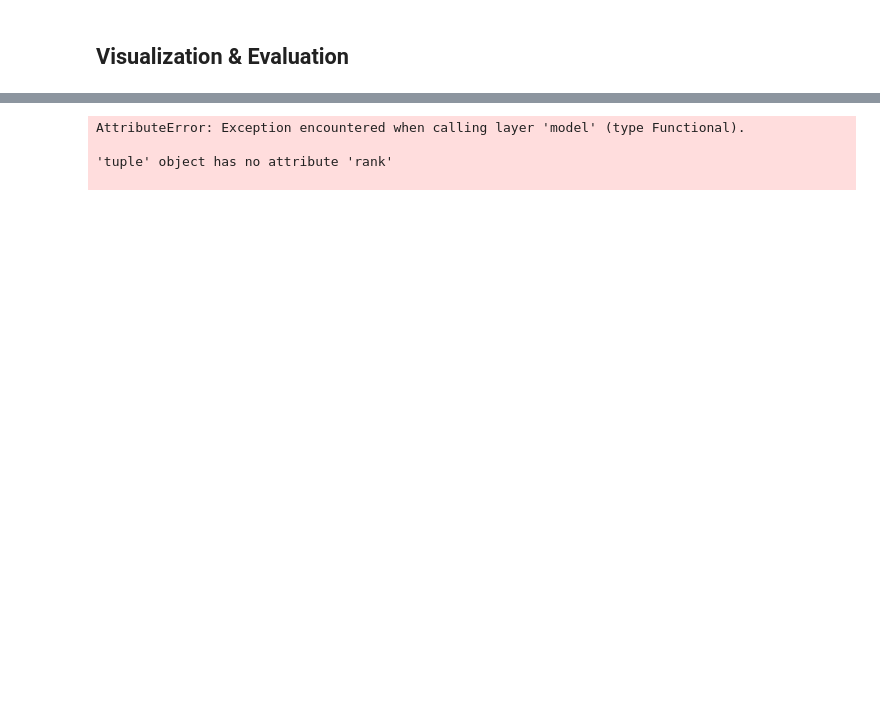
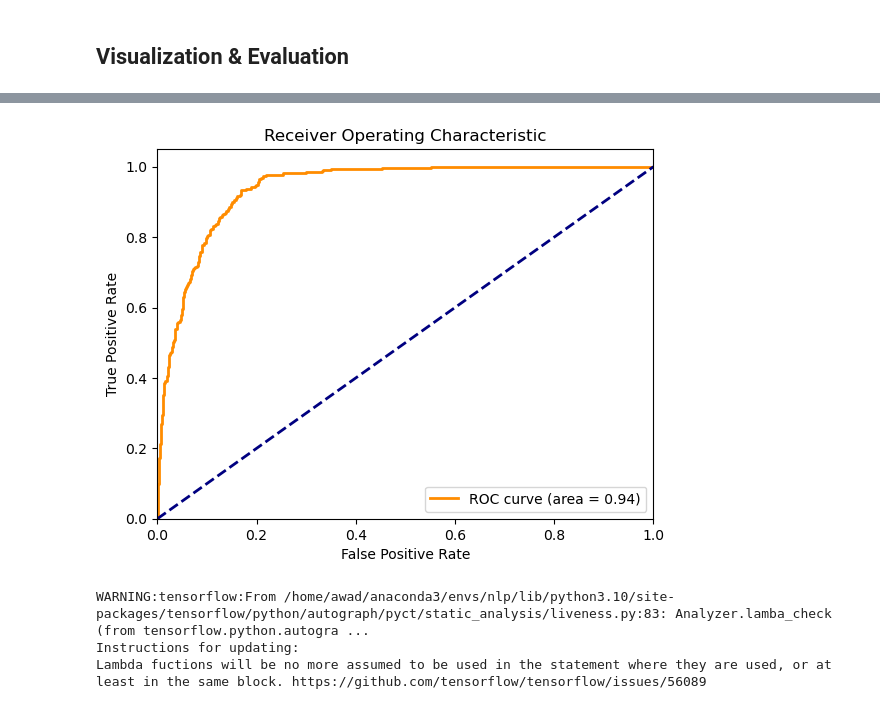
Before and after one commit to SESAM-Polimi/offgrid-demand-estimation, a Jupyter notebook: nn-model.ipynb, the cells around one changed output, grey strips where cells are left out. Cells and saved outputs as stored; diff of their text form; code cells hidden in the pictures; blank space fills up the shorter version.

```diff
--- a/nn-model.ipynb
+++ b/nn-model.ipynb
@@ -516,22 +448,47 @@ weighted avg       0.89      0.85      0.86      1399
+# %%
+import numpy as np
+import matplotlib.pyplot as plt
+from sklearn.metrics import roc_curve, auc
+
+# Assuming you have your model's predicted probabilities for the positive class
+# Replace `model.predict_proba(x)[:, 1]` with your actual prediction method
+y_pred_prob = model.predict(x)
+
+# Compute ROC curve and ROC area
+fpr, tpr, _ = roc_curve(y, y_pred_prob)
+roc_auc = auc(fpr, tpr)
+
+# Plot ROC curve
+plt.figure()
+plt.plot(fpr, tpr, color='darkorange', lw=2, label='ROC curve (area = %0.2f)' % roc_auc)
+plt.plot([0, 1], [0, 1], color='navy', lw=2, linestyle='--')
+plt.xlim([0.0, 1.0])
+plt.ylim([0.0, 1.05])
+plt.xlabel('False Positive Rate')
+plt.ylabel('True Positive Rate')
+plt.title('Receiver Operating Characteristic')
+plt.legend(loc="lower right")
+plt.show()
+# %% [output]
+[figure, added]
 # %%
 import shap
 # Create an explainer (for tree-based models)
 
 # Randomly select 100 indices from x_train
 x = x_train.astype(np.float32)
-indices = np.random.choice(x.shape[0], size=1-0, replace=False)
+indices = np.random.choice(400, size=1-0, replace=False)
 # Use these indices to select rows from x_train
-background = x_train[:299]
+background = x_train[indices]
 
 explainer = shap.DeepExplainer(model, background)
 
 # Calculate SHAP values for the train set
 shap_values = explainer.shap_values(x_train)
 # %% [output]
-AttributeError: Exception encountered when calling layer 'model' (type Functional).
-
-'tuple' object has no attribute 'rank'
-
+WARNING:tensorflow:From /home/awad/anaconda3/envs/nlp/lib/python3.10/site-packages/tensorflow/python/autograph/pyct/static_analysis/liveness.py:83: Analyzer.lamba_check (from tensorflow.python.autogra ...
+Instructions for updating:
+Lambda fuctions will be no more assumed to be used in the statement where they are used, or at least in the same block. https://github.com/tensorflow/tensorflow/issues/56089
 # %%
 shap.summary_plot(shap_values.squeeze(axis=-1), features=Features, plot_type='bar', max_display=60)
 # %% [output]
```
Also changed, not shown: parts of 26 cells of this notebook, 1 other file.
